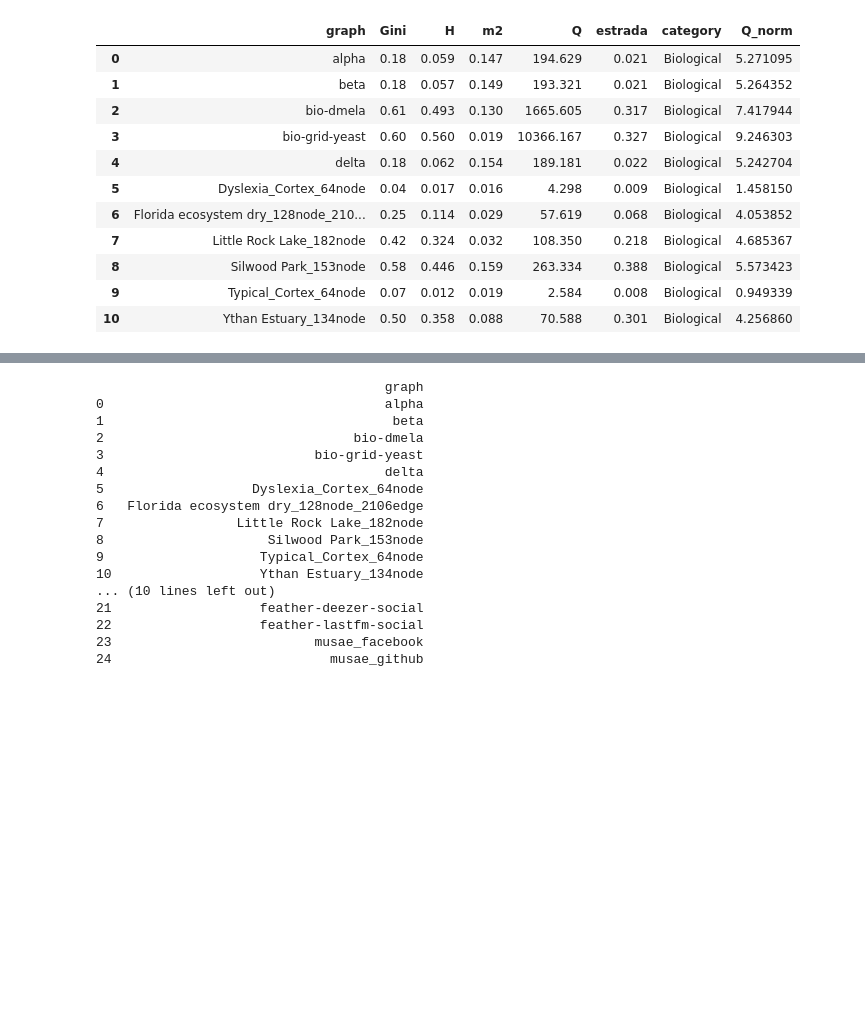
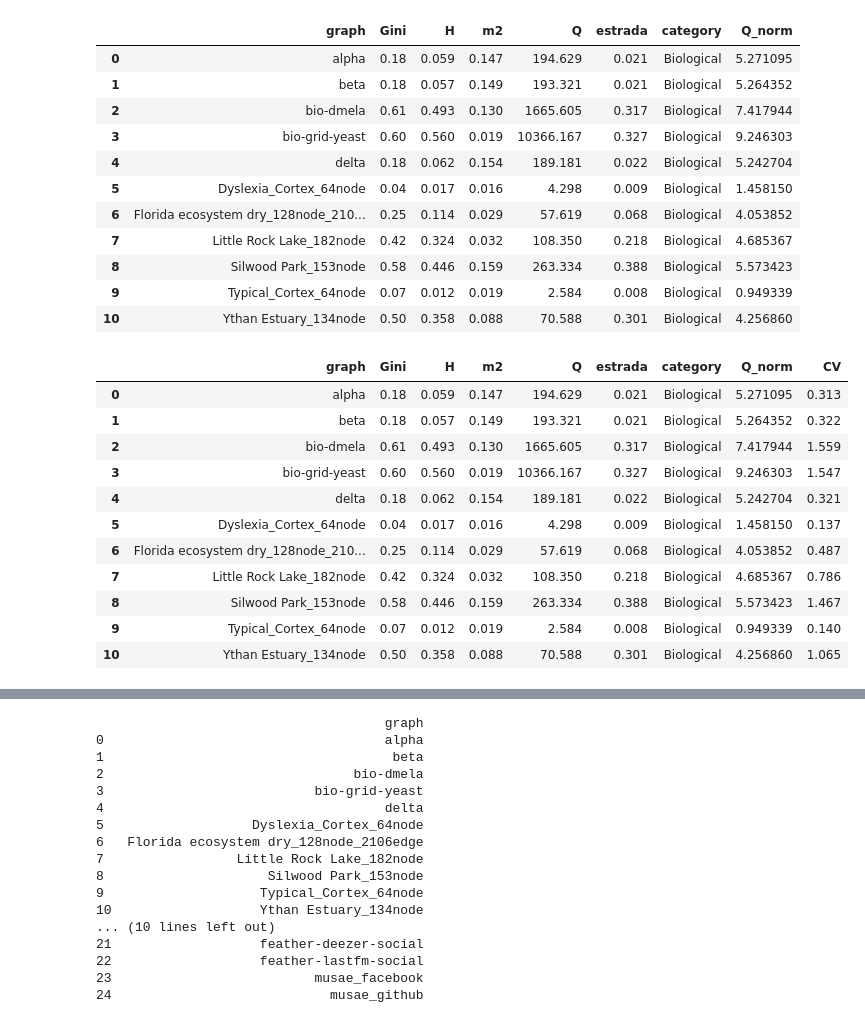
Before and after one commit to hghaemi/h_index_paper, a Jupyter notebook: real_networks.ipynb, the cells around one changed output, grey strips where cells are left out. Cells and saved outputs as stored; diff of their text form; code cells hidden in the pictures; blank space fills up the shorter version.

Commit message:
add CV for real networks

```diff
--- a/real_networks.ipynb
+++ b/real_networks.ipynb
@@ -330,6 +418,41 @@ biological_df
 | 8 | Silwood Park_153node | 0.58 | 0.446 | 0.159 | 263.334 | 0.388 | Biological | 5.573423 |
 | 9 | Typical_Cortex_64node | 0.07 | 0.012 | 0.019 | 2.584 | 0.008 | Biological | 0.949339 |
 | 10 | Ythan Estuary_134node | 0.50 | 0.358 | 0.088 | 70.588 | 0.301 | Biological | 4.256860 |
+# %%
+biological_df = pd.read_csv('SavedNetworks/biological_df.csv')
+
+cv_values = {}
+
+for key in tqdm(biological_networks, desc="Computing CV (Biological)"):
+    G = biological_networks[key]
+
+    degrees = np.array([d for _, d in G.degree()])
+
+    if degrees.mean() != 0:
+        cv = degrees.std() / degrees.mean()
+    else:
+        cv = np.nan
+
+    cv_values[key] = round(cv, 3)
+
+biological_df["CV"] = biological_df["graph"].map(cv_values)
+
+biological_df.to_csv("SavedNetworks/biological_df.csv", index=False)
+
+biological_df
+# %% [output]
+|  | graph | Gini | H | m2 | Q | estrada | category | Q_norm | CV |
+| 0 | alpha | 0.18 | 0.059 | 0.147 | 194.629 | 0.021 | Biological | 5.271095 | 0.313 |
+| 1 | beta | 0.18 | 0.057 | 0.149 | 193.321 | 0.021 | Biological | 5.264352 | 0.322 |
+| 2 | bio-dmela | 0.61 | 0.493 | 0.130 | 1665.605 | 0.317 | Biological | 7.417944 | 1.559 |
+| 3 | bio-grid-yeast | 0.60 | 0.560 | 0.019 | 10366.167 | 0.327 | Biological | 9.246303 | 1.547 |
+| 4 | delta | 0.18 | 0.062 | 0.154 | 189.181 | 0.022 | Biological | 5.242704 | 0.321 |
+| 5 | Dyslexia_Cortex_64node | 0.04 | 0.017 | 0.016 | 4.298 | 0.009 | Biological | 1.458150 | 0.137 |
+| 6 | Florida ecosystem dry_128node_210... | 0.25 | 0.114 | 0.029 | 57.619 | 0.068 | Biological | 4.053852 | 0.487 |
+| 7 | Little Rock Lake_182node | 0.42 | 0.324 | 0.032 | 108.350 | 0.218 | Biological | 4.685367 | 0.786 |
+| 8 | Silwood Park_153node | 0.58 | 0.446 | 0.159 | 263.334 | 0.388 | Biological | 5.573423 | 1.467 |
+| 9 | Typical_Cortex_64node | 0.07 | 0.012 | 0.019 | 2.584 | 0.008 | Biological | 0.949339 | 0.140 |
+| 10 | Ythan Estuary_134node | 0.50 | 0.358 | 0.088 | 70.588 | 0.301 | Biological | 4.256860 | 1.065 |
 # %%
 combined_df = pd.concat([biological_df, collab_df, miscellaneous_df, social_df]).reset_index(drop=True)
 combined_df
```
Also changed, not shown: parts of 6 cells of this notebook.
